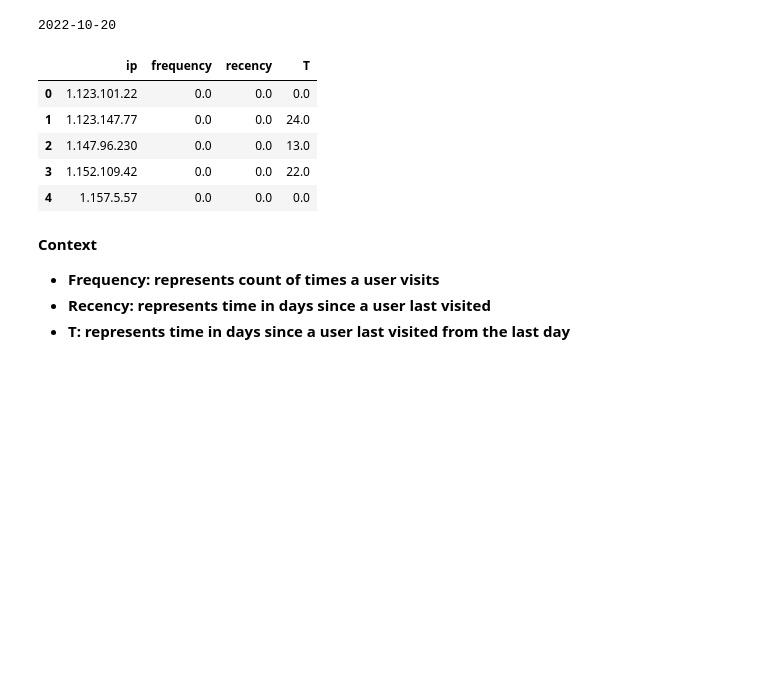
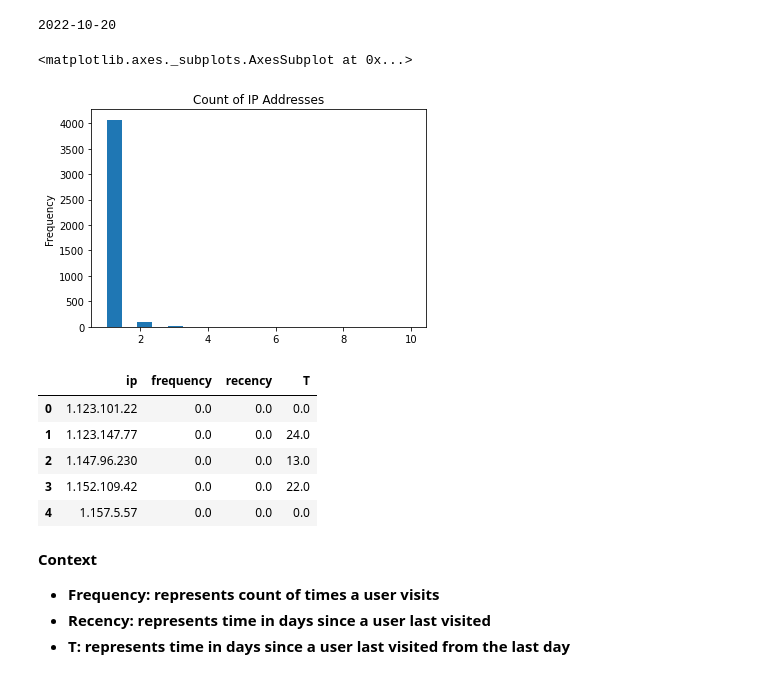
Before and after one commit to kabirodavies/data-project, a Jupyter notebook: Churn_Analysis.ipynb, the cells around one changed output. Saved outputs shown, nothing was run; the diff lists cells and outputs as text; code cells hidden in the pictures; blank space fills up the shorter version.

```diff
--- a/Churn_Analysis.ipynb
+++ b/Churn_Analysis.ipynb
@@ -318,6 +317,11 @@ last_visit_date = data['date'].dt.date.max()
 print(last_visit_date)
 # %% [output]
 2022-10-20
+# %%
+data['ip'].value_counts().plot(kind='hist', bins=20, title='Count of IP Addresses')
+# %% [output]
+<matplotlib.axes._subplots.AxesSubplot at 0x...>
+[figure, added]
 # %%
 from lifetimes.plotting import *
 from lifetimes.utils import *
```
Also changed, not shown: parts of 123 cells of this notebook.
